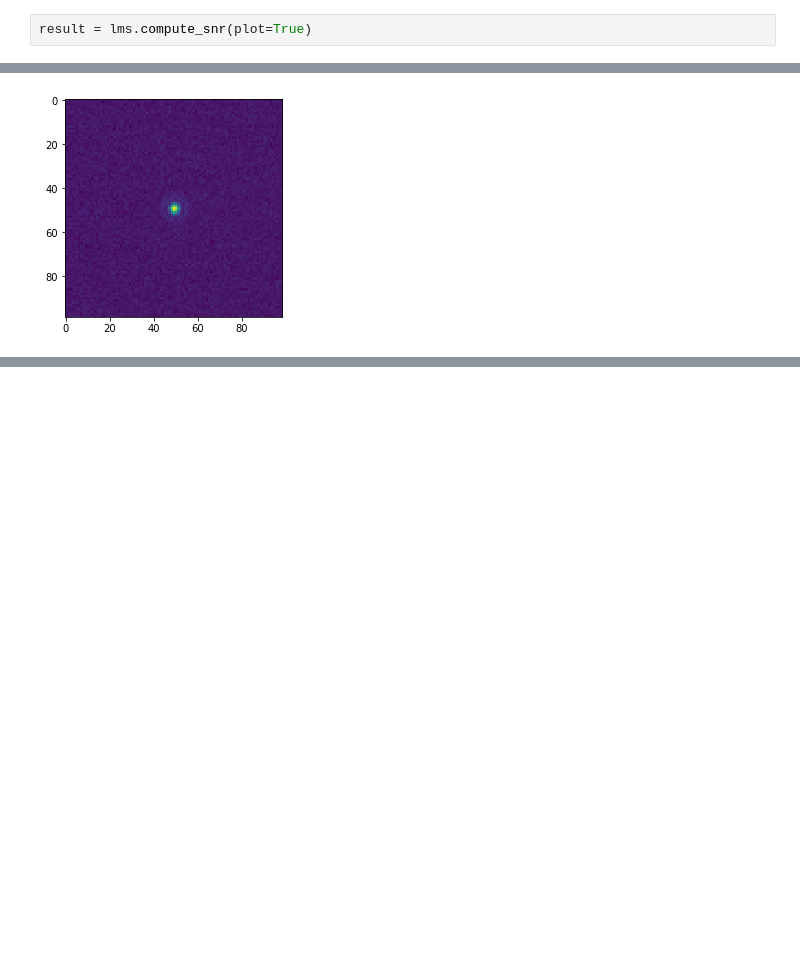
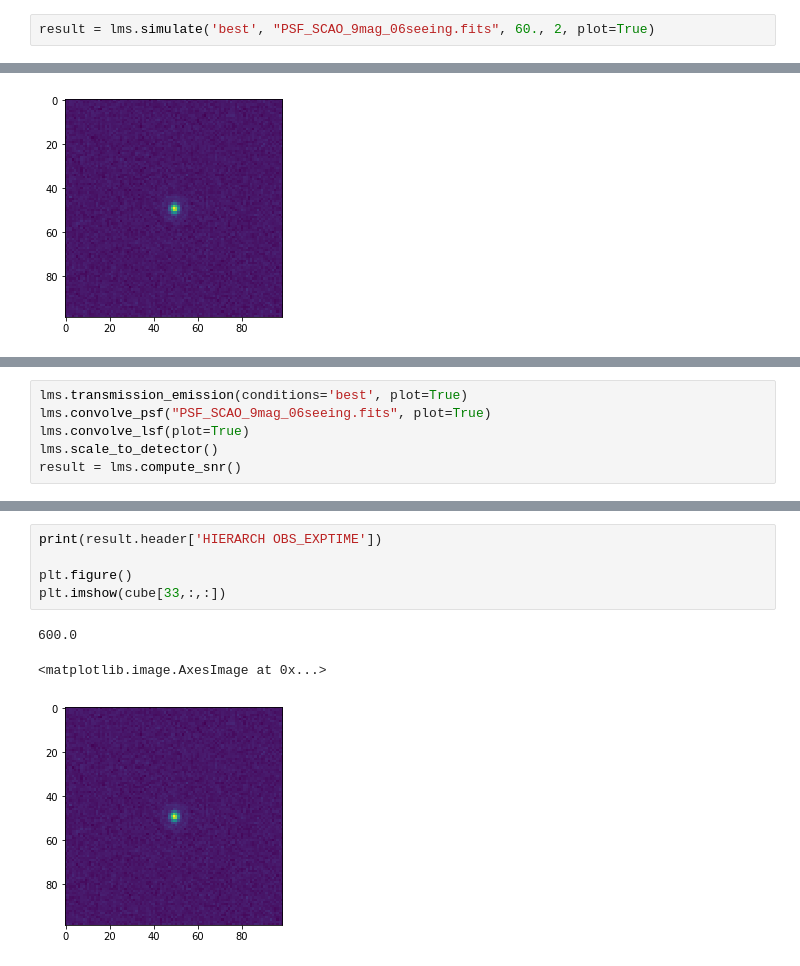
Before and after one commit to astronomyk/SimMETIS, a Jupyter notebook: notebooks/SimMETIS_LMS.ipynb, the cells around one changed output, grey strips where cells are left out. Cells and saved outputs as stored; diff of their text form; blank space fills up the shorter version.

```diff
--- a/notebooks/SimMETIS_LMS.ipynb
+++ b/notebooks/SimMETIS_LMS.ipynb
@@ -84,3 +44,3 @@ By default, the total integration time and number of DITs is taken from the conf
 # %%
-result = lms.compute_snr(plot=True)
+result = lms.simulate('best', "PSF_SCAO_9mag_06seeing.fits", 60., 2, plot=True)
 # %% [output]
@@ -143,0 +146,6 @@ plt.imshow(cube[33,:,:])
+# %%
+lms.transmission_emission(conditions='best', plot=True)
+lms.convolve_psf("PSF_SCAO_9mag_06seeing.fits", plot=True)
+lms.convolve_lsf(plot=True)
+lms.scale_to_detector()
+result = lms.compute_snr()
@@ -143,0 +199,9 @@ plt.imshow(cube[33,:,:])
+# %%
+print(result.header['HIERARCH OBS_EXPTIME'])
+
+plt.figure()
+plt.imshow(cube[33,:,:])
+# %% [output]
+600.0
+<matplotlib.image.AxesImage at 0x...>
+[figure, added]
```
Also changed, not shown: parts of 9 cells of this notebook, 1 other file.
